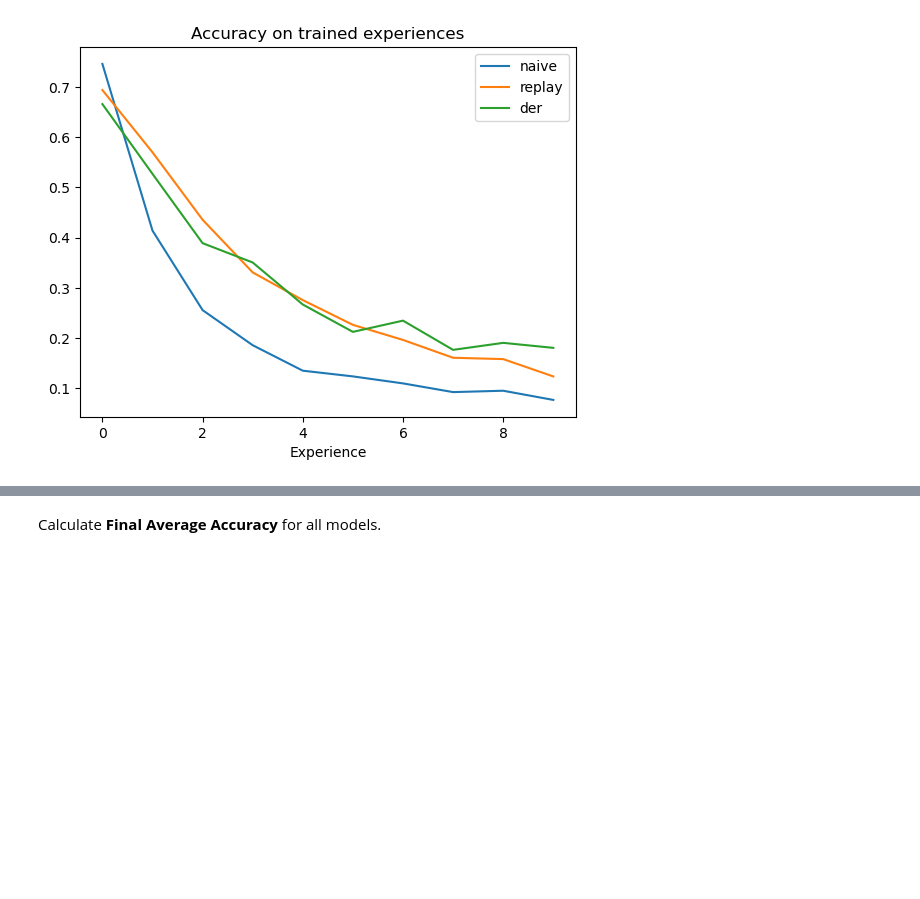
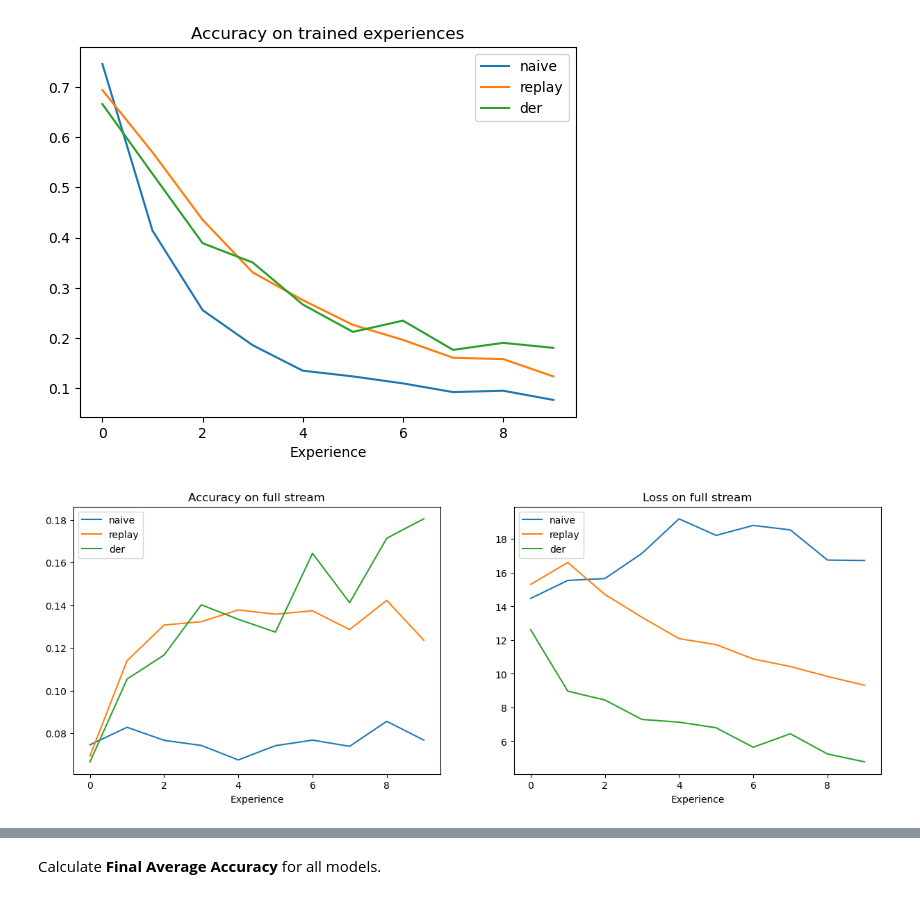
Before and after one commit to giacomo-cgn/der-plus-plus, a Jupyter notebook: final_retrain.ipynb, the cells around one changed output, grey strips where cells are left out. Saved outputs shown, nothing was run; the diff lists cells and outputs as text; code cells hidden in the pictures; blank space fills up the shorter version.

Commit message:
added some plots

```diff
--- a/final_retrain.ipynb
+++ b/final_retrain.ipynb
@@ -288,14 +288,26 @@ import pandas as pd
 # %%
 retrain_files = glob.glob(os.path.join(save_folder, '*_retrain.csv'))
 
-# Save accuracies after trained experience for each experience of the grid search runs.
-# In the dict the key is the grid search run, while the value is a list of accuracies after each experience
+# Save metrics
+# In the dict the key is the model, while the value is a list of metric values, one for each experience
 acc_trained_exps_dict = {}
+acc_full_stream_dict = {}
+loss_stream_dict = {}
+bwt_dict = {}
+forgetting_dict = {}
 
 for file in retrain_files:
     df = pd.read_csv(file, index_col=None, header=None)
     acc_trained_exps = df[df[0].str.startswith('Accuracy_On_Trained_Experiences/eval_phase/test_stream/Task000')].values[0][1:-1]
+    acc_full_stream = df[df[0].str.startswith('Top1_Acc_Stream/eval_phase/test_stream/Task000')].values[0][1:-1]
+    loss_stream = df[df[0].str.startswith('Loss_Stream/eval_phase/test_stream/Task000')].values[0][1:-1]
+    bwt = df[df[0].str.startswith('StreamBWT/eval_phase/test_stream')].values[0][1:-1]
+    forgetting = df[df[0].str.startswith('StreamForgetting/eval_phase/test_stream')].values[0][1:-1]
     # Get the model name from the file name
     model_name = file.split('/')[-1].split('_')[0]
     acc_trained_exps_dict[model_name] = acc_trained_exps
+    acc_full_stream_dict[model_name] = acc_full_stream
+    loss_stream_dict[model_name] = loss_stream
+    bwt_dict[model_name] = bwt
+    forgetting_dict[model_name] = forgetting
 # %% [markdown]
@@ -309,3 +321,21 @@ for model_name, acc_trained_exps in acc_trained_exps_dict.items():
 plt.show()
 # %% [output]
 [figure]
+# %%
+for model_name, acc_full_stream in acc_full_stream_dict.items():
+    plt.subplot(1, 2, 1)
+    plt.plot(acc_full_stream, label=model_name)
+    plt.legend()
+    plt.title('Accuracy on full stream')
+    plt.xlabel('Experience')
+
+    plt.subplot(1, 2, 2)
+    plt.plot(loss_stream_dict[model_name], label=model_name)
+    plt.legend()
+    plt.title('Loss on full stream')
+    plt.xlabel('Experience')
+
+plt.gcf().set_size_inches(15, 5)
+plt.show()
+# %% [output]
+[figure, added]
```
Also changed, not shown: parts of 3 cells of this notebook.
